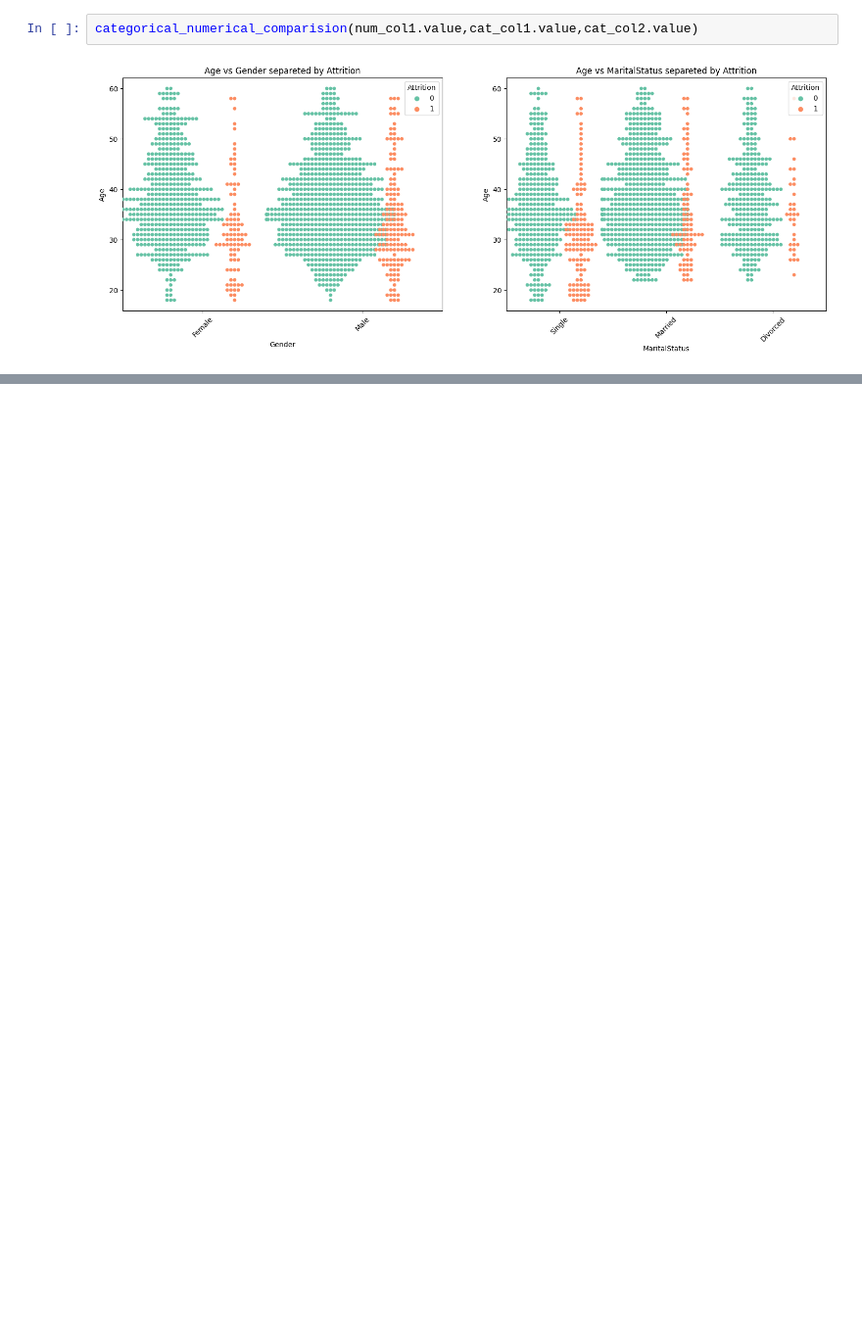
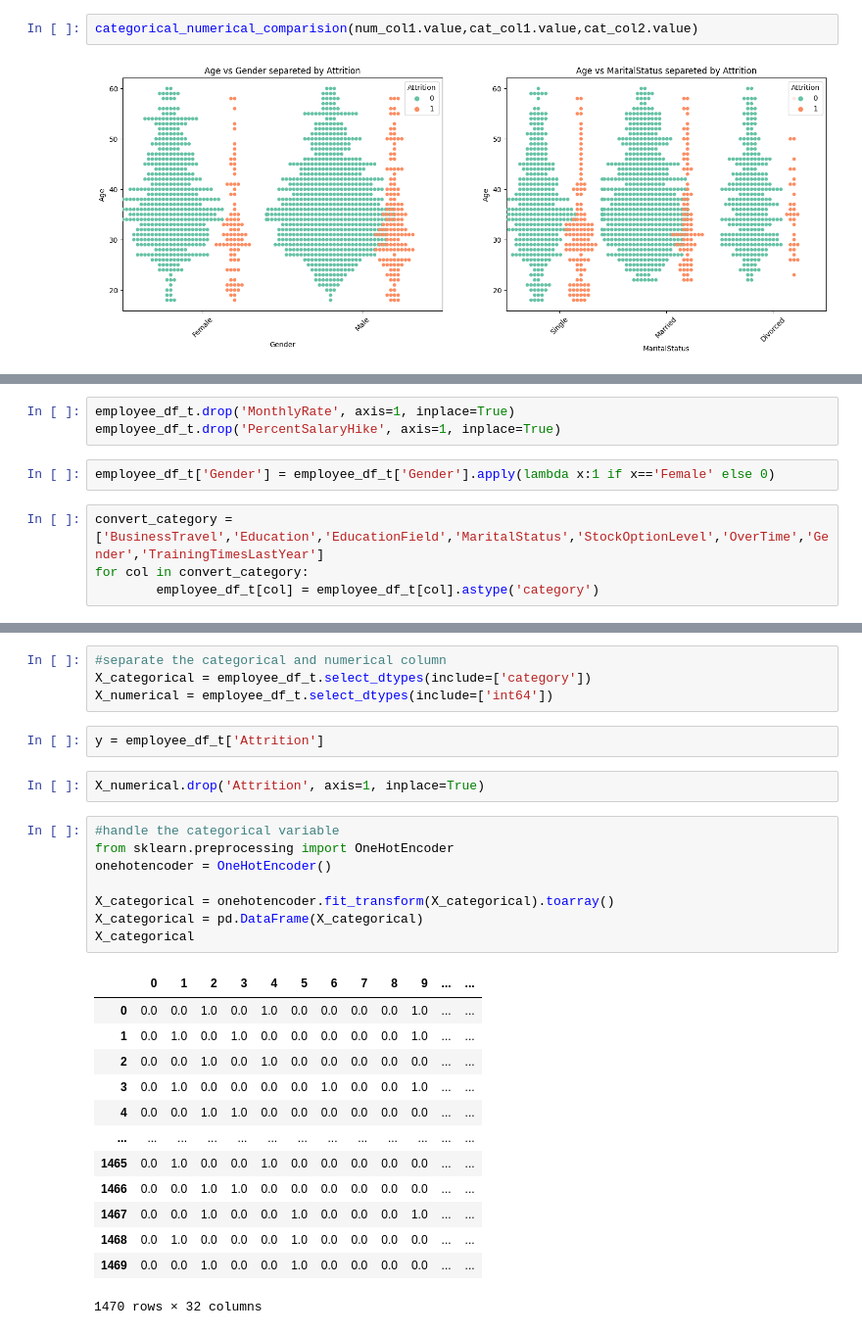
Before and after one commit to vyavahareyash/DSBDA-Project, a Jupyter notebook: DSBDA_Project.ipynb, the cells around one changed output, grey strips where cells are left out. Shown at 98% size. Drawn from its saved outputs; the diff is of its cells as text; blank space fills up the shorter version.

```diff
--- a/DSBDA_Project.ipynb
+++ b/DSBDA_Project.ipynb
@@ -292,0 +379,9 @@ categorical_numerical_comparision(num_col1.value,cat_col1.value,cat_col2.value)
+# %%
+employee_df_t.drop('MonthlyRate', axis=1, inplace=True)
+employee_df_t.drop('PercentSalaryHike', axis=1, inplace=True)
+# %%
+employee_df_t['Gender'] = employee_df_t['Gender'].apply(lambda x:1 if x=='Female' else 0)
+# %%
+convert_category = ['BusinessTravel','Education','EducationField','MaritalStatus','StockOptionLevel','OverTime','Gender','TrainingTimesLastYear']
+for col in convert_category:
+        employee_df_t[col] = employee_df_t[col].astype('category')
@@ -292,0 +390,30 @@ categorical_numerical_comparision(num_col1.value,cat_col1.value,cat_col2.value)
+# %%
+#separate the categorical and numerical column
+X_categorical = employee_df_t.select_dtypes(include=['category'])
+X_numerical = employee_df_t.select_dtypes(include=['int64'])
+# %%
+y = employee_df_t['Attrition']
+# %%
+X_numerical.drop('Attrition', axis=1, inplace=True)
+# %%
+#handle the categorical variable
+from sklearn.preprocessing import OneHotEncoder
+onehotencoder = OneHotEncoder()
+
+X_categorical = onehotencoder.fit_transform(X_categorical).toarray()
+X_categorical = pd.DataFrame(X_categorical)
+X_categorical
+# %% [output]
+|  | 0 | 1 | 2 | 3 | 4 | 5 | 6 | 7 | 8 | 9 | ... | ... |
+| 0 | 0.0 | 0.0 | 1.0 | 0.0 | 1.0 | 0.0 | 0.0 | 0.0 | 0.0 | 1.0 | ... | ... |
+| 1 | 0.0 | 1.0 | 0.0 | 1.0 | 0.0 | 0.0 | 0.0 | 0.0 | 0.0 | 1.0 | ... | ... |
+| 2 | 0.0 | 0.0 | 1.0 | 0.0 | 1.0 | 0.0 | 0.0 | 0.0 | 0.0 | 0.0 | ... | ... |
+| 3 | 0.0 | 1.0 | 0.0 | 0.0 | 0.0 | 0.0 | 1.0 | 0.0 | 0.0 | 1.0 | ... | ... |
+| 4 | 0.0 | 0.0 | 1.0 | 1.0 | 0.0 | 0.0 | 0.0 | 0.0 | 0.0 | 0.0 | ... | ... |
+| ... | ... | ... | ... | ... | ... | ... | ... | ... | ... | ... | ... | ... |
+| 1465 | 0.0 | 1.0 | 0.0 | 0.0 | 1.0 | 0.0 | 0.0 | 0.0 | 0.0 | 0.0 | ... | ... |
+| 1466 | 0.0 | 0.0 | 1.0 | 1.0 | 0.0 | 0.0 | 0.0 | 0.0 | 0.0 | 0.0 | ... | ... |
+| 1467 | 0.0 | 0.0 | 1.0 | 0.0 | 0.0 | 1.0 | 0.0 | 0.0 | 0.0 | 1.0 | ... | ... |
+| 1468 | 0.0 | 1.0 | 0.0 | 0.0 | 0.0 | 1.0 | 0.0 | 0.0 | 0.0 | 0.0 | ... | ... |
+| 1469 | 0.0 | 0.0 | 1.0 | 0.0 | 0.0 | 1.0 | 0.0 | 0.0 | 0.0 | 0.0 | ... | ... |
+1470 rows × 32 columns
```
Also changed, not shown: parts of 39 cells of this notebook, 2 other files.
